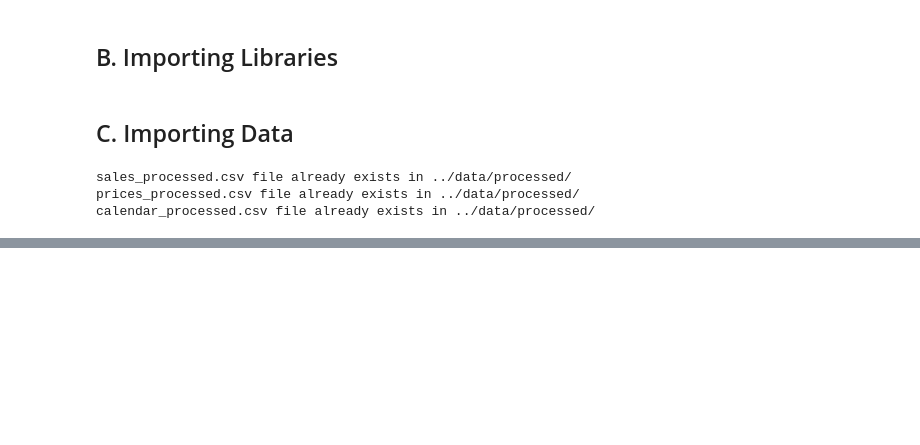
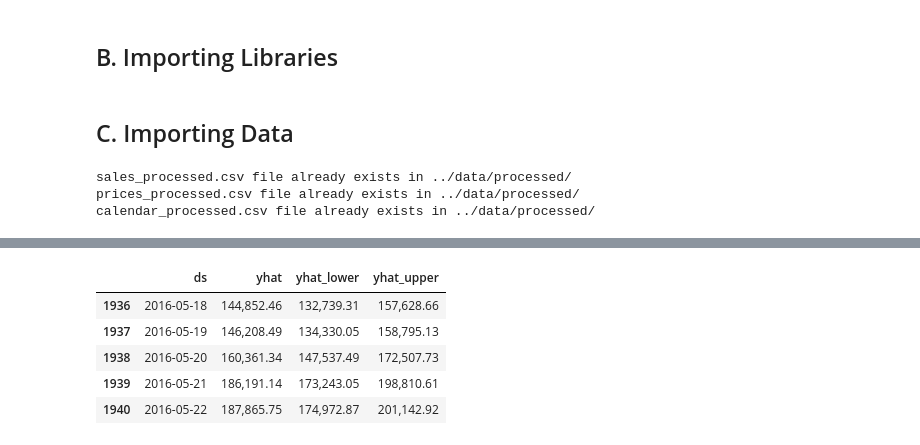
Before and after one commit to Maycas/DS-Market, a Jupyter notebook: 3 - Sales forecast/Sales forecast.ipynb, the cells around one changed output, grey strips where cells are left out. Cells and saved outputs as stored; diff of their text form; code cells hidden in the pictures; blank space fills up the shorter version.

```diff
--- a/3 - Sales forecast/Sales forecast.ipynb
+++ b/3 - Sales forecast/Sales forecast.ipynb
@@ -82,0 +154,12 @@ master.csv file already exists in ../data/features/
+# %%
+holiday_dict = calendar_holidays.groupby('event')['date'].apply(list).to_dict()
+
+holidays = pd.DataFrame()
+for key, value in holiday_dict.items():
+    result = {}
+    result['holiday'] = key
+    result['ds'] = pd.to_datetime(value)
+    result['lower_window'] = 0
+    result['upper_window'] = 1
+
+    holidays = pd.concat([holidays, pd.DataFrame(result)])
@@ -82,0 +168,3 @@ master.csv file already exists in ../data/features/
+# %%
+model = Prophet(holidays = holidays)
+model.fit(df)
@@ -82,0 +191,3 @@ master.csv file already exists in ../data/features/
+# %%
+future = model.make_future_dataframe(periods = 28)
+future.tail()
@@ -82,0 +201,10 @@ master.csv file already exists in ../data/features/
+# %%
+forecast = model.predict(future)
+forecast[['ds', 'yhat', 'yhat_lower', 'yhat_upper']].tail()
+# %% [output]
+|  | ds | yhat | yhat_lower | yhat_upper |
+| 1936 | 2016-05-18 | 144,852.46 | 132,739.31 | 157,628.66 |
+| 1937 | 2016-05-19 | 146,208.49 | 134,330.05 | 158,795.13 |
+| 1938 | 2016-05-20 | 160,361.34 | 147,537.49 | 172,507.73 |
+| 1939 | 2016-05-21 | 186,191.14 | 173,243.05 | 198,810.61 |
+| 1940 | 2016-05-22 | 187,865.75 | 174,972.87 | 201,142.92 |
```
Also changed, not shown: parts of 15 cells of this notebook, 1 other file.
